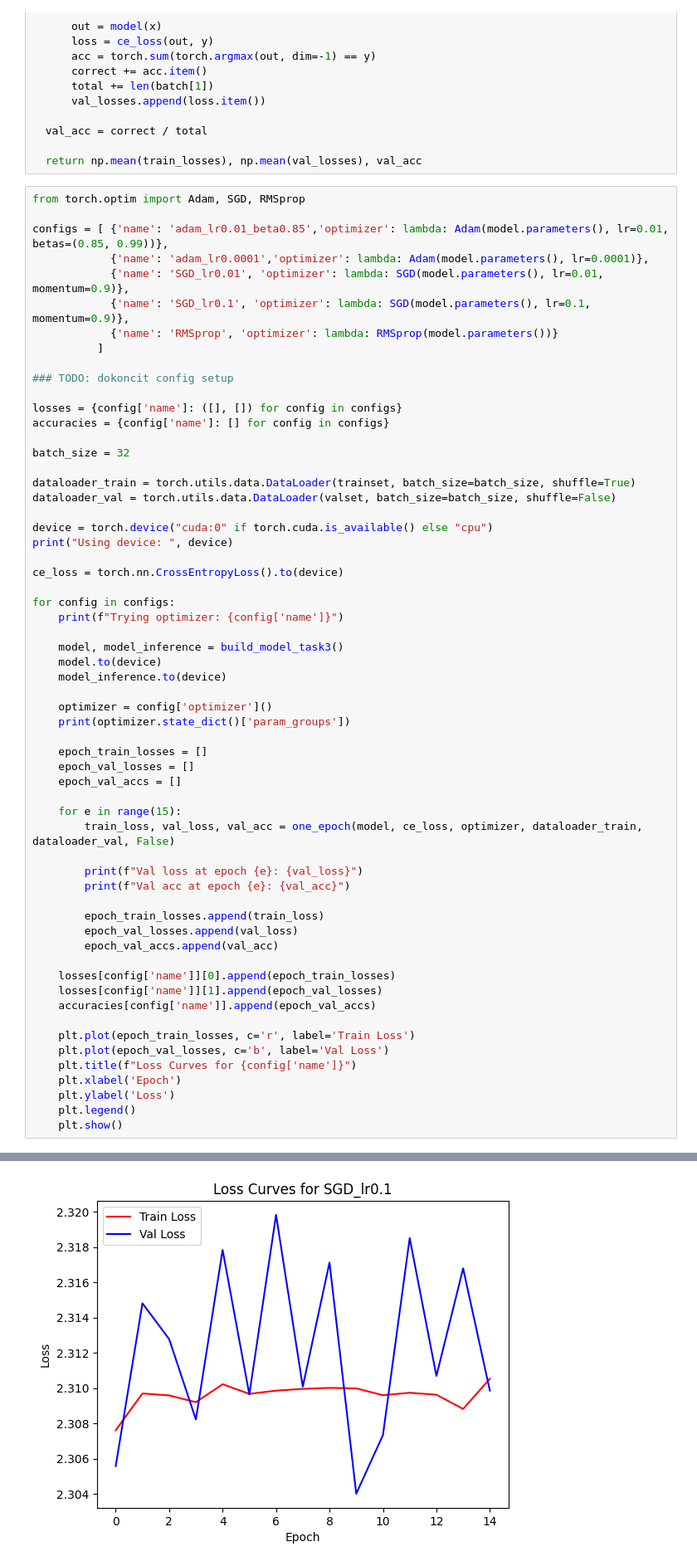
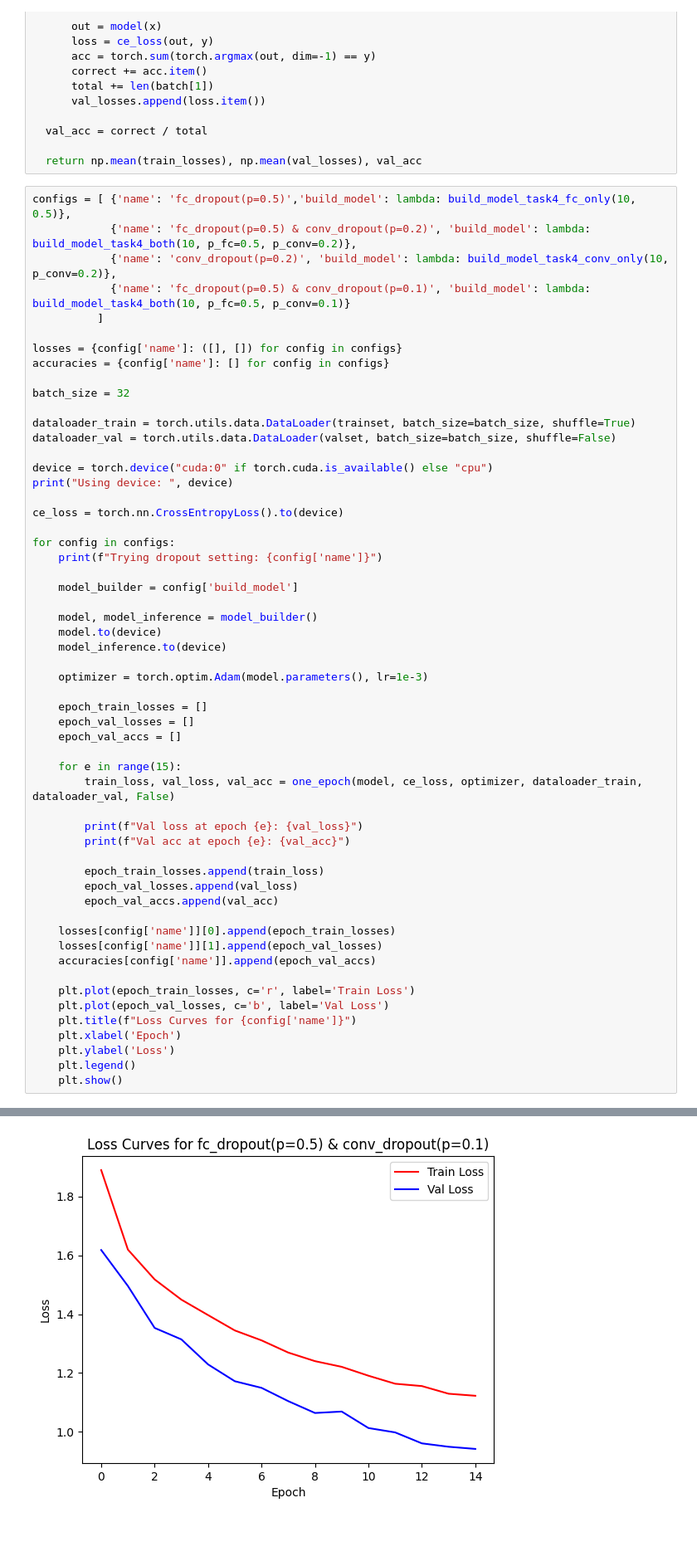
Before and after one commit to tomasbelak24/deeplearning-vision, a Jupyter notebook: hw1/dropout_augmentation.ipynb, the cells around one changed output, grey strips where cells are left out. Shown at 83% size. Cells and saved outputs as stored; diff of their text form; blank space fills up the shorter version.

Commit message:
progress on dropout

```diff
--- a/hw1/dropout_augmentation.ipynb
+++ b/hw1/dropout_augmentation.ipynb
@@ -167,16 +213,11 @@ def one_epoch(model, loss, optimizer, dataloader_train, dataloader_val, verbose=
 
   return np.mean(train_losses), np.mean(val_losses), val_acc
 # %%
-from torch.optim import Adam, SGD, RMSprop
-
-configs = [ {'name': 'adam_lr0.01_beta0.85','optimizer': lambda: Adam(model.parameters(), lr=0.01, betas=(0.85, 0.99))},
-            {'name': 'adam_lr0.0001','optimizer': lambda: Adam(model.parameters(), lr=0.0001)},
-            {'name': 'SGD_lr0.01', 'optimizer': lambda: SGD(model.parameters(), lr=0.01, momentum=0.9)},
-            {'name': 'SGD_lr0.1', 'optimizer': lambda: SGD(model.parameters(), lr=0.1, momentum=0.9)},
-            {'name': 'RMSprop', 'optimizer': lambda: RMSprop(model.parameters())}
+configs = [ {'name': 'fc_dropout(p=0.5)','build_model': lambda: build_model_task4_fc_only(10, 0.5)},
+            {'name': 'fc_dropout(p=0.5) & conv_dropout(p=0.2)', 'build_model': lambda: build_model_task4_both(10, p_fc=0.5, p_conv=0.2)},
+            {'name': 'conv_dropout(p=0.2)', 'build_model': lambda: build_model_task4_conv_only(10, p_conv=0.2)},
+            {'name': 'fc_dropout(p=0.5) & conv_dropout(p=0.1)', 'build_model': lambda: build_model_task4_both(10, p_fc=0.5, p_conv=0.1)}
           ]
-
-### TODO: dokoncit config setup
 
 losses = {config['name']: ([], []) for config in configs}
 accuracies = {config['name']: [] for config in configs}
@@ -192,14 +233,15 @@ print("Using device: ", device)
 ce_loss = torch.nn.CrossEntropyLoss().to(device)
 
 for config in configs:
-    print(f"Trying optimizer: {config['name']}")
+    print(f"Trying dropout setting: {config['name']}")
 
-    model, model_inference = build_model_task3()
+    model_builder = config['build_model']
+
+    model, model_inference = model_builder()
     model.to(device)
     model_inference.to(device)
 
-    optimizer = config['optimizer']()
-    print(optimizer.state_dict()['param_groups'])
+    optimizer = torch.optim.Adam(model.parameters(), lr=1e-3)
 
     epoch_train_losses = []
     epoch_val_losses = []
@@ -301 +343 @@ Val acc at epoch 14: 0.0942
-[figure, old version]
+[figure, new version]
```
Also changed, not shown: parts of 11 cells of this notebook.
